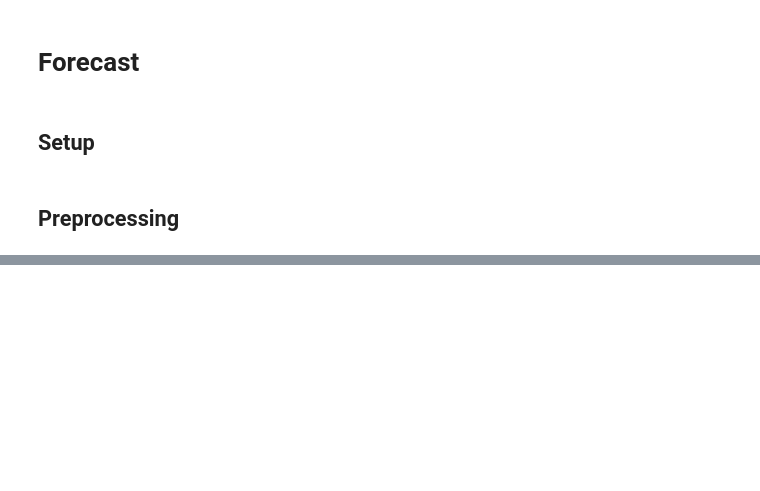
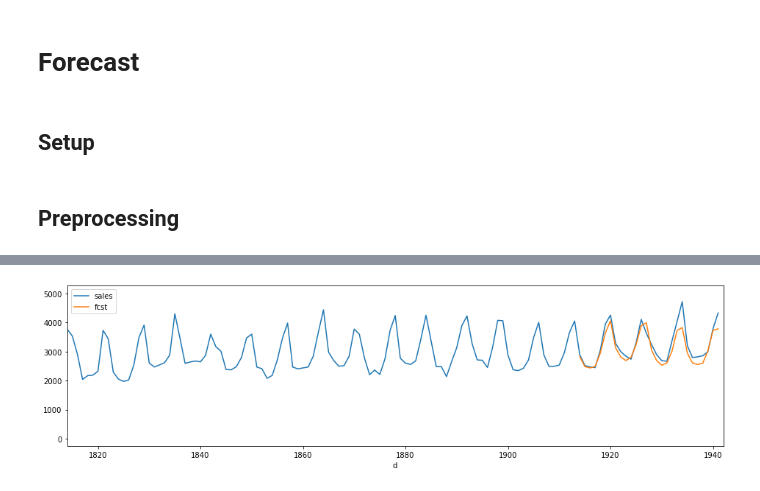
Before and after one commit to coldwhitewinters/m5-forecasting, a Jupyter notebook: notebooks/main.ipynb, the cells around one changed output, grey strips where cells are left out. Saved outputs shown, nothing was run; the diff lists cells and outputs as text; code cells hidden in the pictures; blank space fills up the shorter version.

```diff
--- a/notebooks/main.ipynb
+++ b/notebooks/main.ipynb
@@ -58,0 +217,4 @@ plot_fcst(cfg.DATA_DIR, cfg.FCST_DIR, cfg.MULTI_STEP, level=1)
+# %%
+plot_fcst("lgbm", level=8)
+# %% [output]
+[figure, added]
```
Also changed, not shown: parts of 47 cells of this notebook, 2 other files.
